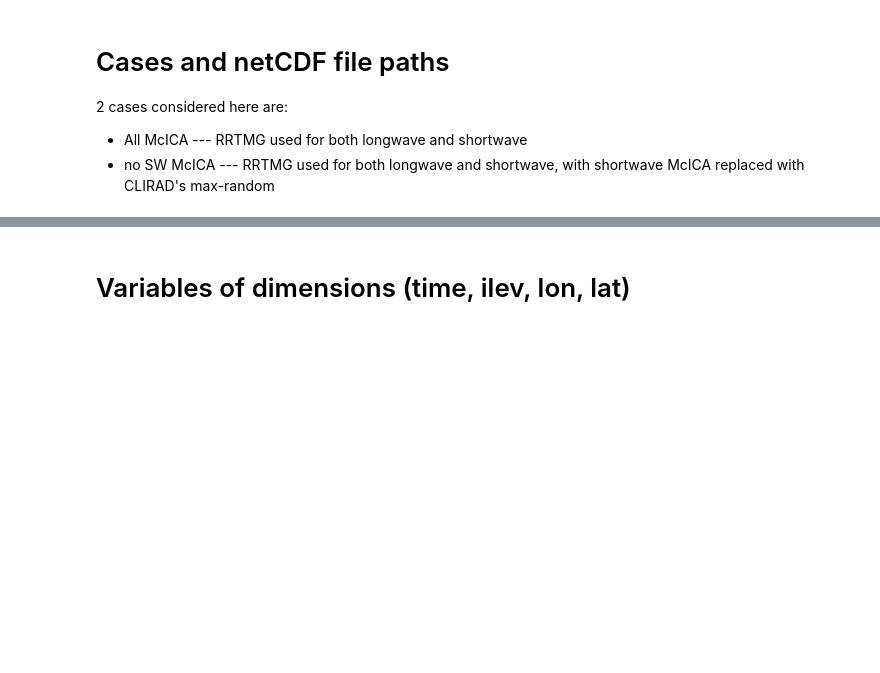
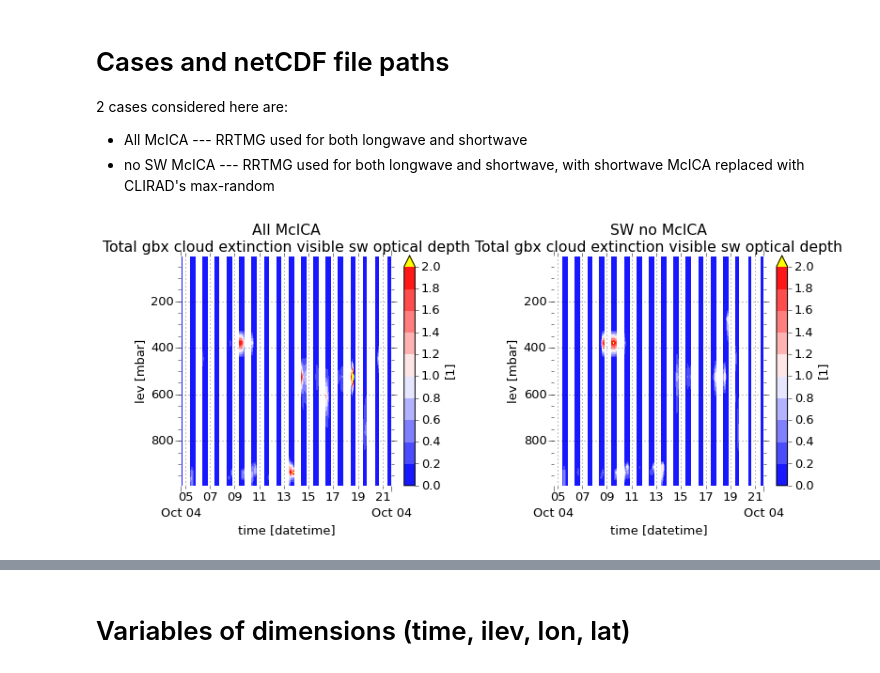
Before and after one commit to qAp/SCAM_radiation_notebooks, a Jupyter notebook: mpace_SWnoMcICA.ipynb, the cells around one changed output, grey strips where cells are left out. Cells and saved outputs as stored; diff of their text form; code cells hidden in the pictures; blank space fills up the shorter version.

Commit message:
MPACE. add plots for TOT_CLD_VISTAU

```diff
--- a/mpace_SWnoMcICA.ipynb
+++ b/mpace_SWnoMcICA.ipynb
@@ -109,7 +109,8 @@ def get_d3interests():
                    'ICIMR', 'ICWMR',
                    'NUMLIQ', 'NUMICE', 'T', 'RELHUM',
                   'FUL', 'FDL', 'FULC', 'FDLC',
-                  'FUS', 'FDS', 'FUSC', 'FDSC']
+                  'FUS', 'FDS', 'FUSC', 'FDSC',
+                  'TOT_CLD_VISTAU',]
     return sorted(d3interests)
 
 
@@ -139,6 +140,10 @@ def convert_units(datasets, ilev, lev, datetimes):
         ds.coords['ilev'] = ('ilev', ilev, {'units': 'mbar'})
         ds.coords['lev'] = ('lev', lev, {'units': 'mbar'})
         ds.coords['time'] = ('time', datetimes, {'units': 'datetime'})
+
+        for k in ['TOT_CLD_VISTAU',]:
+            if k in ds:
+                pass #ds[k].values[ds[k].isnull().values] = - 0.
 
         for k in ['FUS', 'FDS']:
             if k in ds:
@@ -310,6 +315,10 @@ def write_d3variable_links_html(iopname = 'mpace', interests = ['T']):
 # %%
 # prepare data and differences
 d3sets, diff_d3sets = prep_data(cases, ilev, lev, datetimes)
+# %%
+fig = climaviz.contourf_interest_for_all_cases(d3sets, interest = 'TOT_CLD_VISTAU', cmap = plt.cm.get_cmap('bwr'))
+# %% [output]
+[figure, added]
 # %%
 # plot and write figures to disk
 interests = get_d3interests()
```
Also changed, not shown: parts of 3 cells of this notebook, 25 other files.
